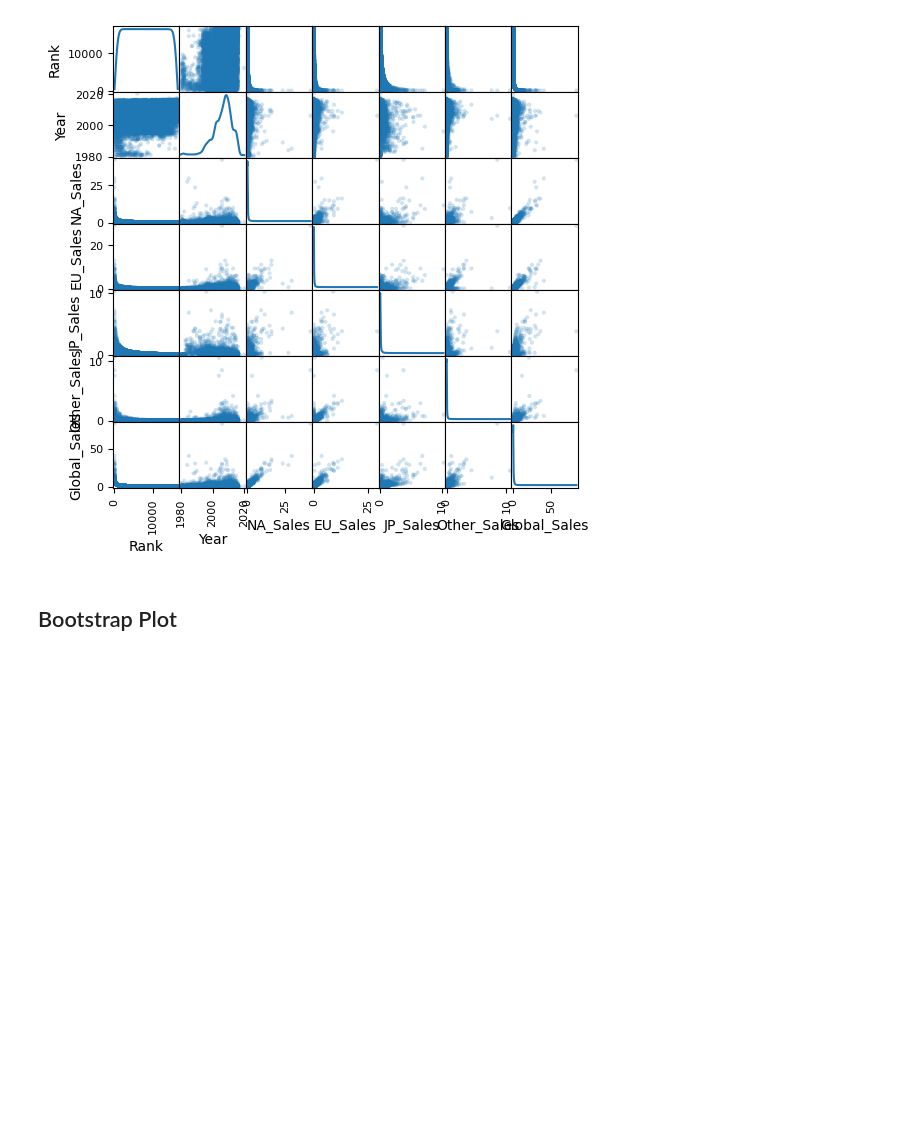
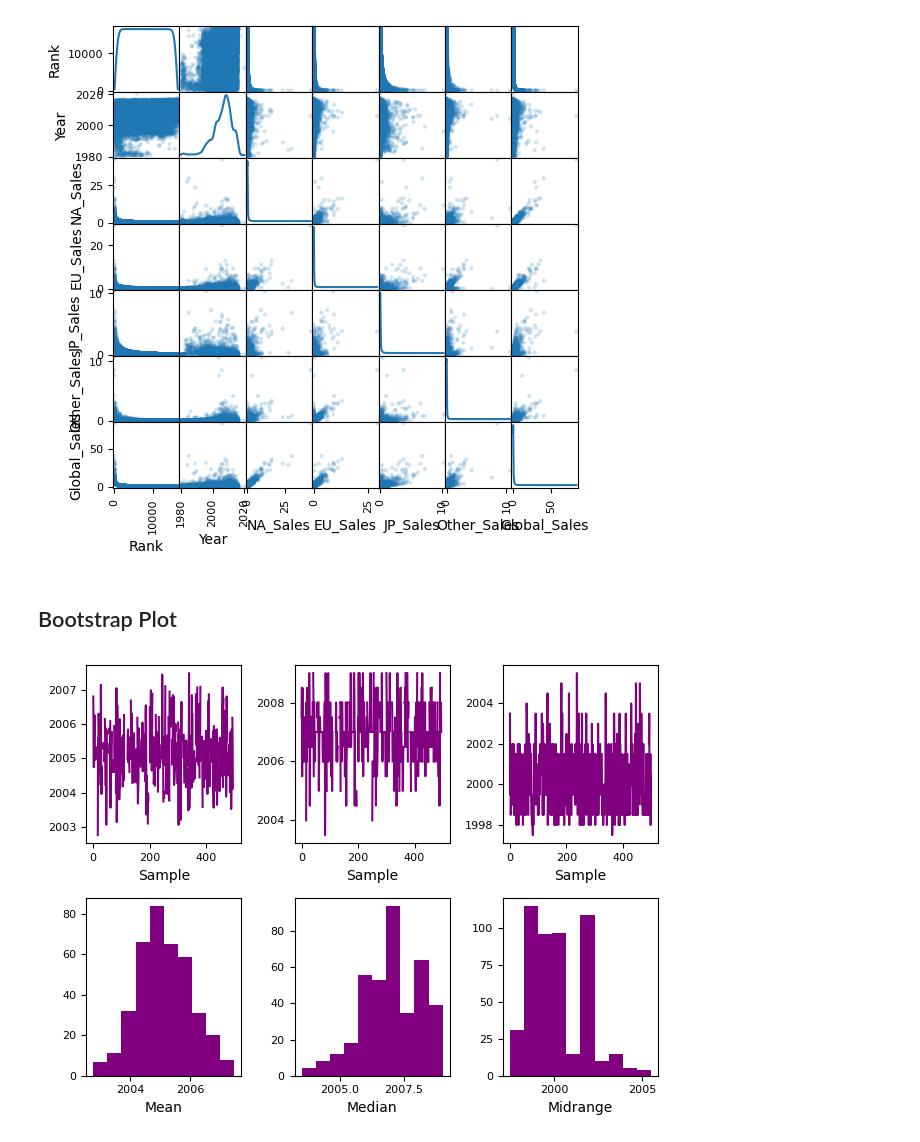
Before and after one commit to jreuben11/PythonFun, a Jupyter notebook: visualization/pandas.ipynb, the cells around one changed output. Saved outputs shown, nothing was run; the diff lists cells and outputs as text; code cells hidden in the pictures; blank space fills up the shorter version.

Commit message:
visualization: pandas

```diff
--- a/visualization/pandas.ipynb
+++ b/visualization/pandas.ipynb
@@ -219,5 +219,7 @@ plt.show()
 ## Bootstrap Plot
 # %%
 from pandas.plotting import bootstrap_plot
-bootstrap_plot(year, alpha=0.2, figsize=(6,6), diagonal='kde')
+bootstrap_plot(year, size=50, samples=500, color='purple')
 plt.show()
+# %% [output]
+[figure, added]
```
Also changed, not shown: 2 other files.
